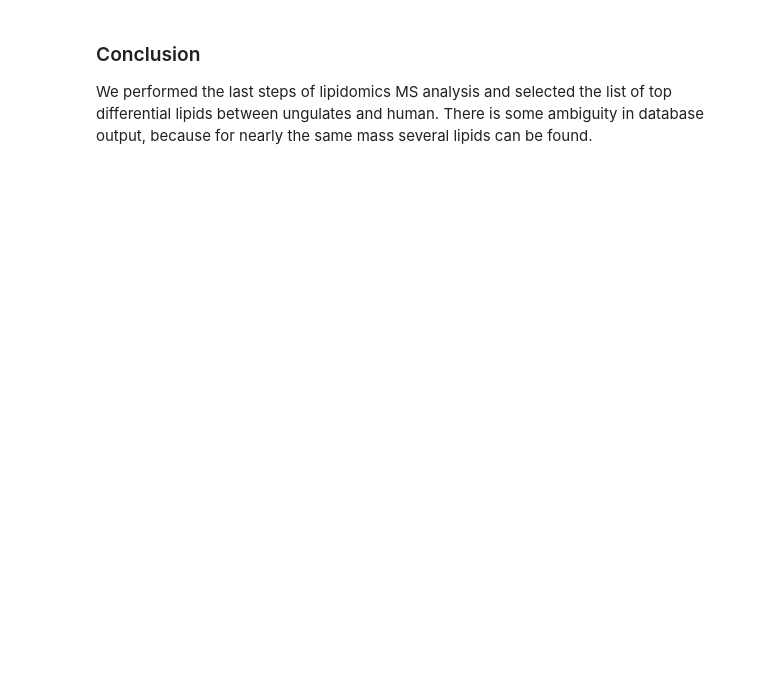
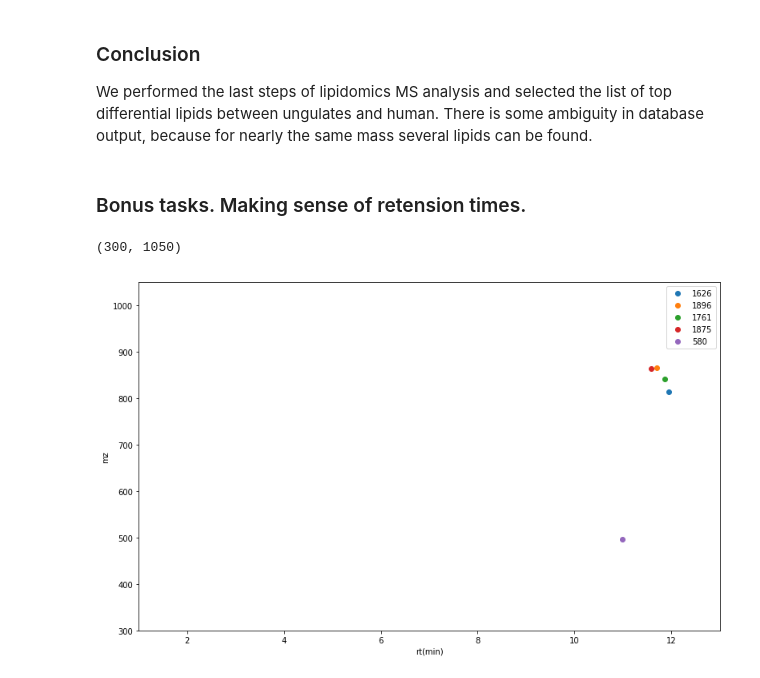
Before and after one commit to tim-ivanov/MS-AdvancedBioLab-Skoltech, a Jupyter notebook: src/hometask.ipynb, the cells around one changed output. Cells and saved outputs as stored; diff of their text form; code cells hidden in the pictures; blank space fills up the shorter version.

Commit message:
Project notebook added. Additional task for hw added.

```diff
--- a/src/hometask.ipynb
+++ b/src/hometask.ipynb
@@ -731,3 +731,18 @@ Resulting output:
 ### Conclusion
 
 We performed the last steps of lipidomics MS analysis and selected the list of top differential lipids between ungulates and human. There is some ambiguity in database output, because for nearly the same mass several lipids can be found.
+# %% [markdown]
+### Bonus tasks. Making sense of retension times.
+# %%
+plt.figure(figsize=[13,8])
+toplot = lipids_annotation.loc[final_list,:]
+for i,r, in toplot.iterrows():
+    plt.scatter(r['rt(min)'], r['mz'], label=i)
+plt.ylabel('mz')
+plt.xlabel('rt(min)')
+plt.legend()
+plt.xlim([1, 13])
+plt.ylim([300, 1050])
+# %% [output]
+(300, 1050)
+[figure, added]
```
Also changed, not shown: parts of 4 cells of this notebook, 2 other files.
